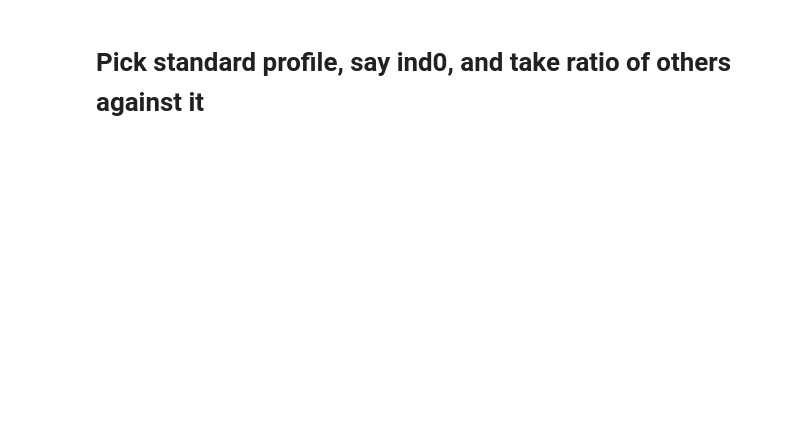
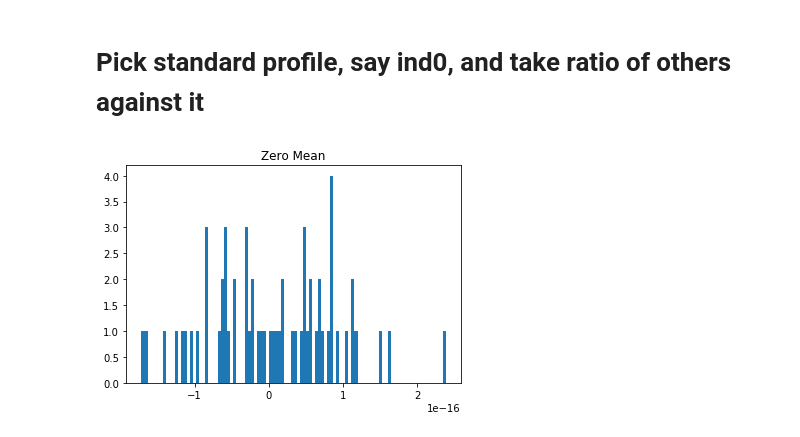
Before and after one commit to minyoungk99/IRES, a Jupyter notebook: other_notebooks/create_ratios.ipynb, the cells around one changed output. Saved outputs shown, nothing was run; the diff lists cells and outputs as text; code cells hidden in the pictures; blank space fills up the shorter version.

```diff
--- a/other_notebooks/create_ratios.ipynb
+++ b/other_notebooks/create_ratios.ipynb
@@ -22 +23,7 @@ ratios = np.vstack(tuple(i/standard for i in profs[1:]))
+# %%
+plt.hist([i.mean() for i in ratios], bins=100)
+plt.title("Zero Mean")
+plt.show()
+# %% [output]
+[figure, added]
 # %%
```
Also changed, not shown: parts of 4 cells of this notebook, 1 other file.
